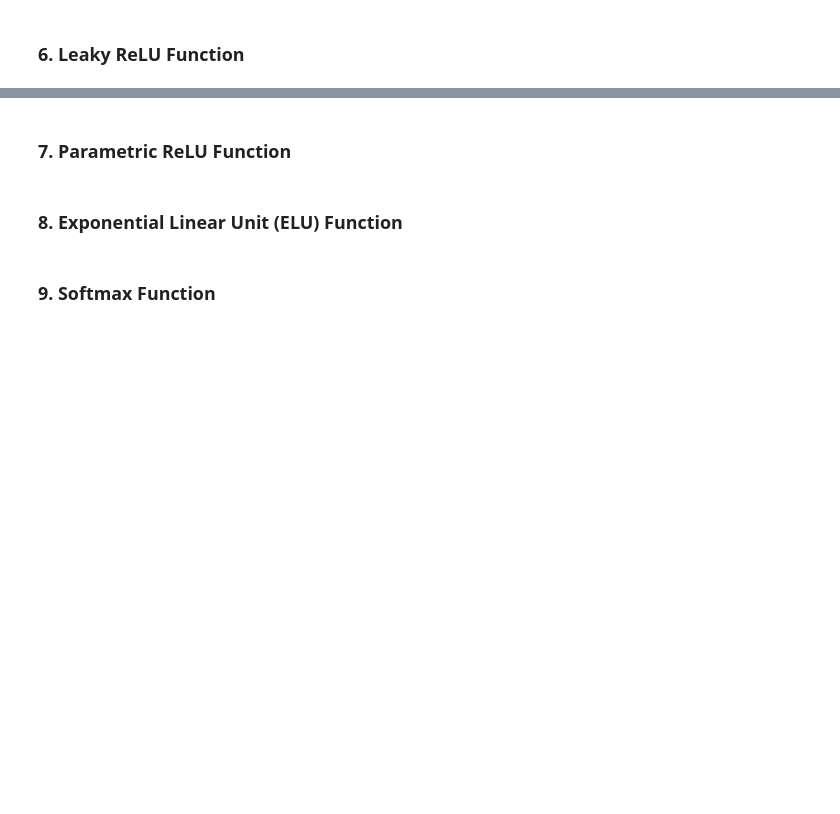
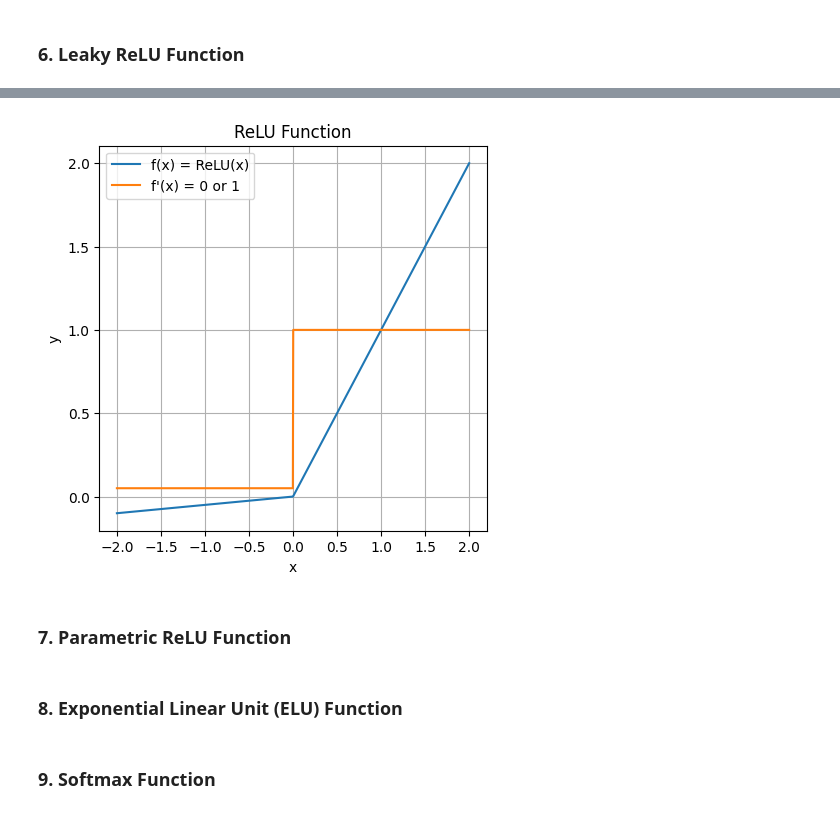
Before and after one commit to ikabrain/UCS761-Deep-Learning-Lab, a Jupyter notebook: DL_assign5.ipynb, the cells around one changed output, grey strips where cells are left out. Drawn from its saved outputs; the diff is of its cells as text; code cells hidden in the pictures; blank space fills up the shorter version.

Commit message:
feat(assign5): implement leaky relu fn

```diff
--- a/DL_assign5.ipynb
+++ b/DL_assign5.ipynb
@@ -238,3 +255,26 @@ plt.show()
+# %%
+class LeakyReLU(Activation):
+    def __init__(self, alpha=0.01):
+        self.alpha = alpha
+
+    def forward(self, X):
+        self.X = X
+        return np.where(X >= 0, X, self.alpha * X).astype(np.float32)
+
+    def derivative(self, X=None):
+        if X is None:
+            X = self.X
+        return np.where(X >= 0, 1.0, self.alpha).astype(np.float32)
+
+    def backward(self, dA):
+        return dA * self.derivative()
+# %%
+plt.figure(figsize=(5, 5))
+leak = LeakyReLU(0.05)
+leak.plot(-2, 2, 1000, "ReLU Function", "f(x) = ReLU(x)", "f'(x) = 0 or 1")
+plt.show()
+# %% [output]
+[figure, added]
 # %% [markdown]
 ### 7. Parametric ReLU Function
 # %% [markdown]
```
Also changed, not shown: parts of 2 cells of this notebook.
